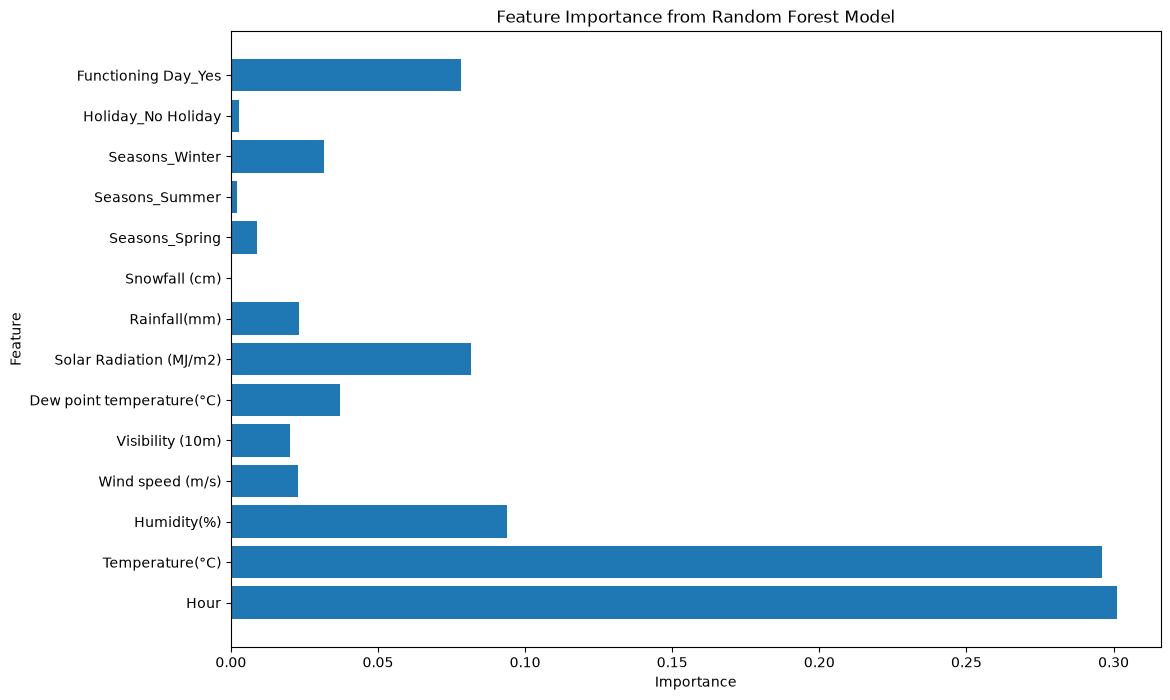
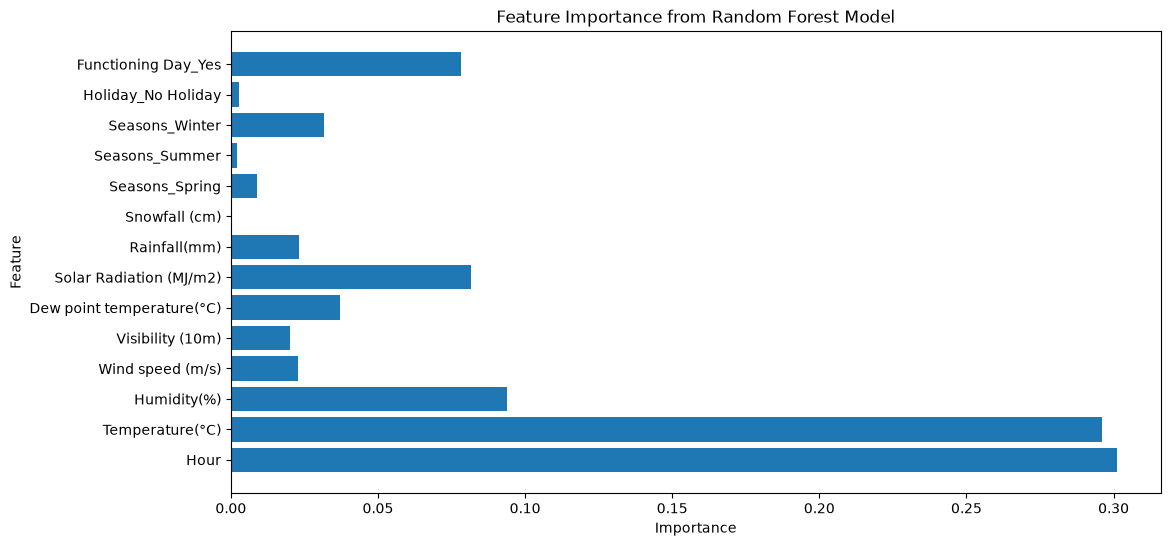
Unified diff of the notebook cell whose output changed from the first chart to the second:
--- before
+++ after
@@ -1,3 +1,3 @@
-plt.figure(figsize=(12, 8))
+plt.figure(figsize=(12, 6))
 plt.barh(feature_importance_df['Feature'], feature_importance_df['Coefficient'])
 plt.title('Feature Importance from Random Forest Model')

Commit: Update: Implement code changes to enhance functionality and improve performance